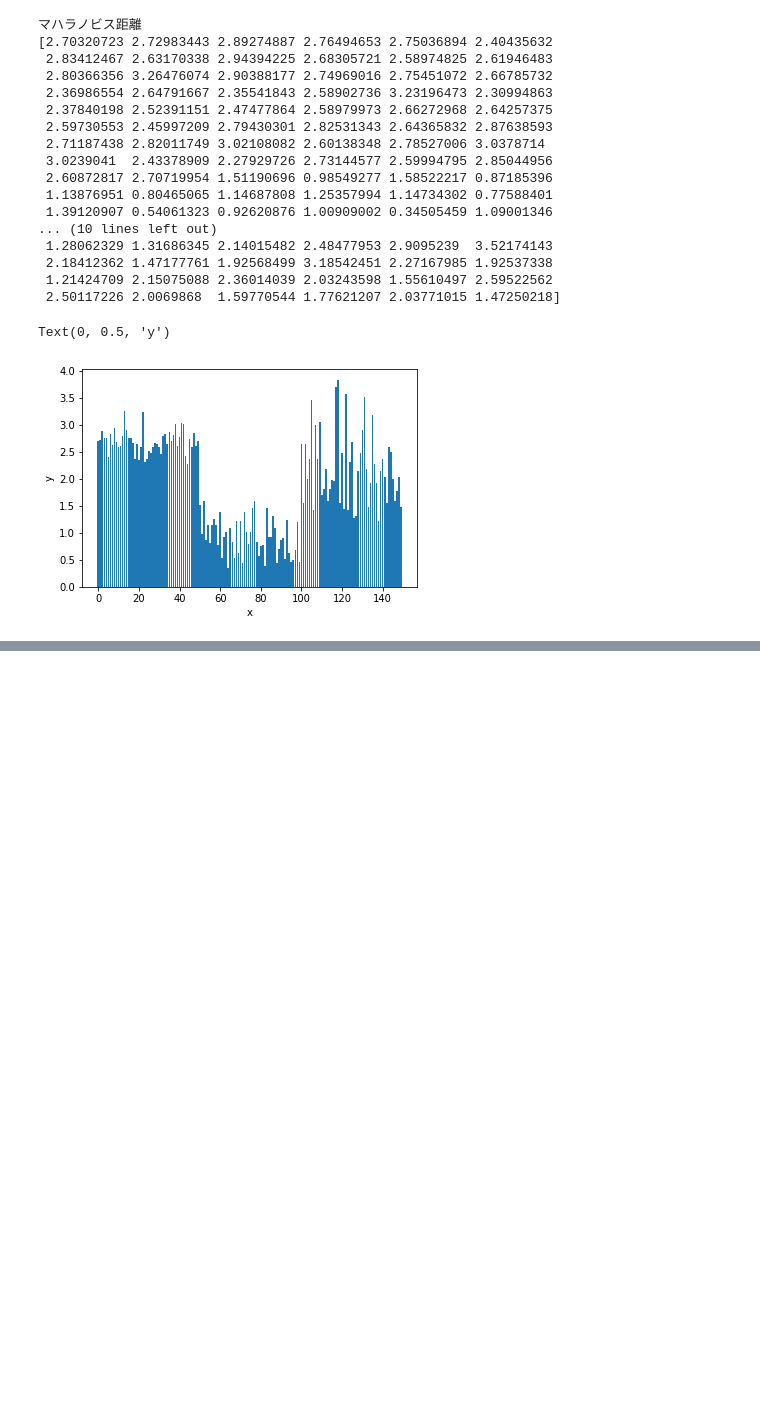
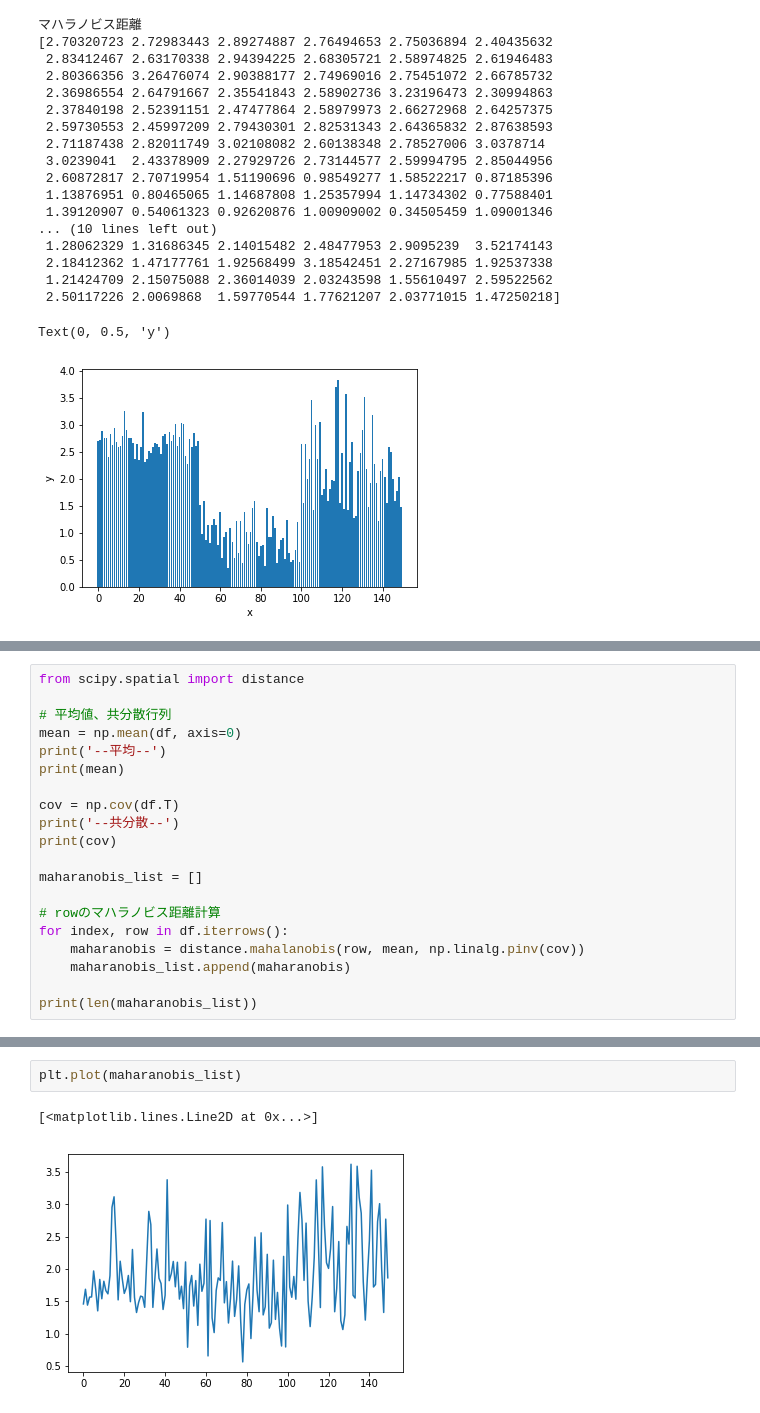
Before and after one commit to keni-chi/Machine-Learning, a Jupyter notebook: etc/52.distance/Mahalanobis_iris.ipynb, the cells around one changed output, grey strips where cells are left out. Drawn from its saved outputs; the diff is of its cells as text; blank space fills up the shorter version.

```diff
--- a/etc/52.distance/Mahalanobis_iris.ipynb
+++ b/etc/52.distance/Mahalanobis_iris.ipynb
@@ -123,0 +132,20 @@ Text(0, 0.5, 'y')
+# %%
+from scipy.spatial import distance
+
+# 平均値、共分散行列
+mean = np.mean(df, axis=0)
+print('--平均--')
+print(mean)
+
+cov = np.cov(df.T)
+print('--共分散--')
+print(cov)
+
+maharanobis_list = []
+
+# rowのマハラノビス距離計算
+for index, row in df.iterrows():
+    maharanobis = distance.mahalanobis(row, mean, np.linalg.pinv(cov))
+    maharanobis_list.append(maharanobis)
+
+print(len(maharanobis_list))
@@ -123,0 +165,5 @@ Text(0, 0.5, 'y')
+# %%
+plt.plot(maharanobis_list)
+# %% [output]
+[<matplotlib.lines.Line2D at 0x...>]
+[figure, added]
```
Also changed, not shown: parts of 5 cells of this notebook, 6 other files.
